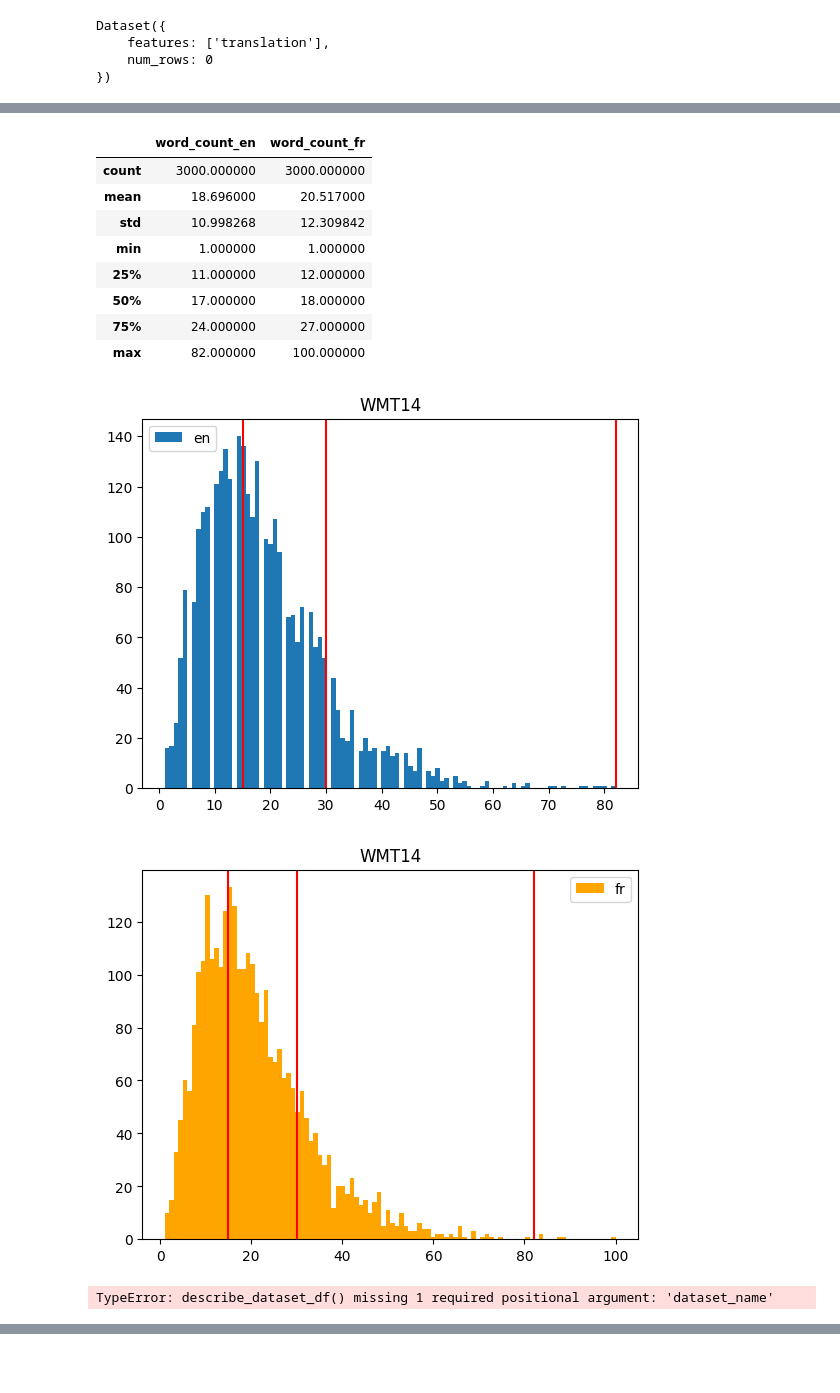
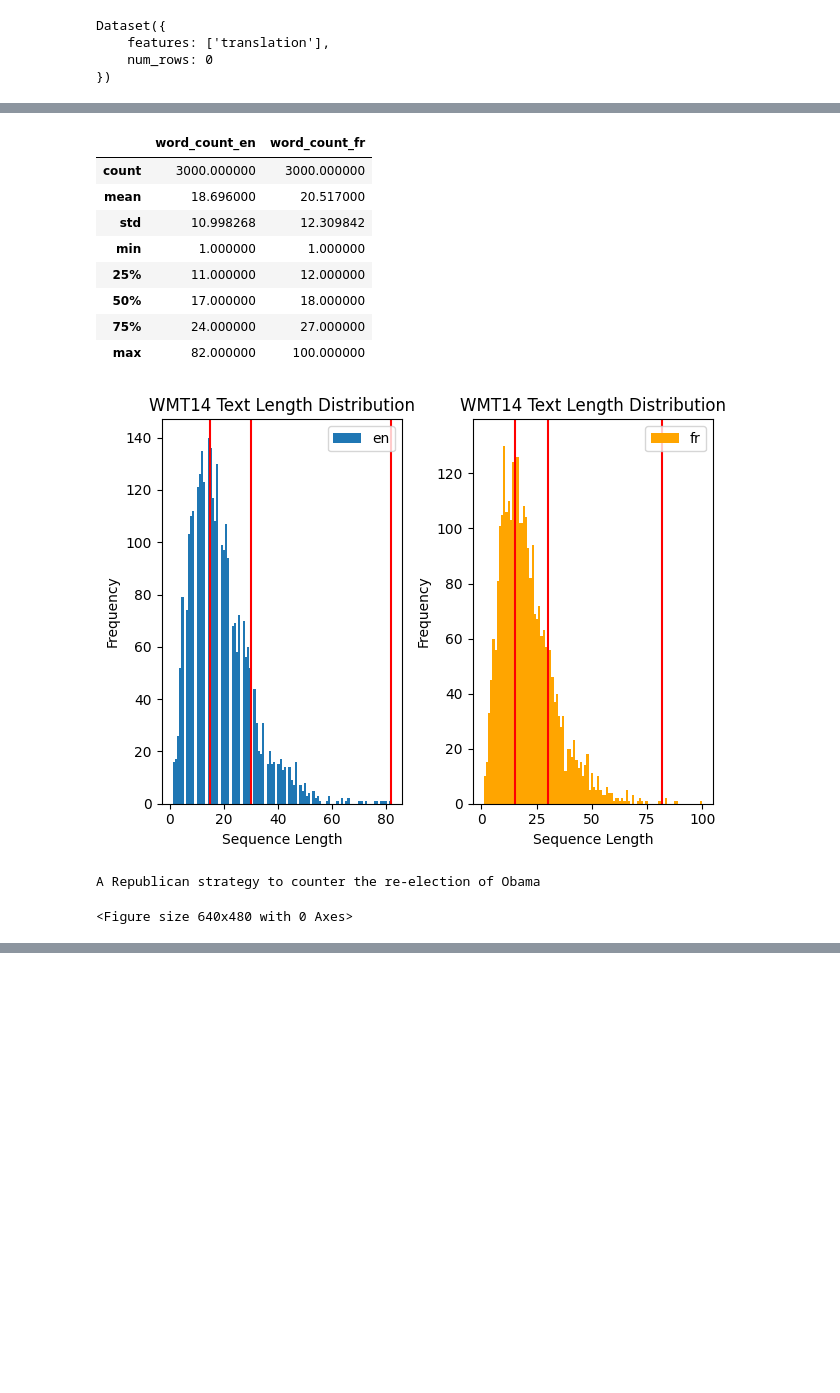
Before and after one commit to wassim2u/Benchmark, a Jupyter notebook: BenchmarkAnalysis.ipynb, the cells around one changed output, grey strips where cells are left out. Cells and saved outputs as stored; diff of their text form; code cells hidden in the pictures; blank space fills up the shorter version.

```diff
--- a/BenchmarkAnalysis.ipynb
+++ b/BenchmarkAnalysis.ipynb
@@ -29,9 +29,11 @@ def num_of_words_in_lang_dataset(df, lang_code):
     return df
 
 
-def describe_dataset_df(text_df, dataset_name, cumulative=False):
+def describe_dataset_df(text_df, dataset_name, save_filename, x_axis="Sequence Length", cumulative=False, save=False):
     text_df = num_of_words_in_lang_dataset(text_df, 'en')
     text_df = num_of_words_in_lang_dataset(text_df, 'fr')
+
+    plt.subplot(1, 2, 1)
 
     display(text_df.head(10))
     display(text_df.describe())
@@ -42,10 +44,13 @@ def describe_dataset_df(text_df, dataset_name, cumulative=False):
     plt.axvline(x=15, color="red")
     plt.axvline(x=30, color="red")
     plt.axvline(x=82, color="red")
-    plt.title(dataset_name)
-    plt.legend(loc="top-right")
-    plt.show()
+    plt.title(dataset_name + " Text Length Distribution")
+    plt.xlabel(x_axis)
+    plt.ylabel("Frequency")
+    plt.legend(loc="upper right")
+    # plt.show()
 
+    plt.subplot(1, 2, 2)
 
     plt.hist(text_df["word_count_fr"], bins=100, color="orange", cumulative = cumulative ,label = 'fr')
     plt.title(dataset_name)
@@ -53,9 +58,17 @@ def describe_dataset_df(text_df, dataset_name, cumulative=False):
     plt.axvline(x=15, color="red")
     plt.axvline(x=30, color="red")
     plt.axvline(x=82, color="red")
-    plt.legend()
+    plt.title(dataset_name + " Text Length Distribution")
+    plt.legend(loc="upper right")
+    plt.xlabel(x_axis)
+    plt.ylabel("Frequency")
+    plt.tight_layout()
 
     plt.show()
+    if save:
+        plt.savefig(save_filename,
+        dpi=300,
+        bbox_inches="tight")
     return text_df
 # %%
 # Analyse WMT14  dataset
@@ -73,34 +86,33 @@ Dataset({
 })
 # %%
 wmt14_df = preprocess_text_wmt14(all_dataset_wmt14)
-describe_dataset_df(wmt14_df, dataset_name="WMT14", cumulative=False)
-describe_dataset_df(wmt14_df, dataset_name="WMT14", cumulative=True)
-describe_dataset_df(wmt14_df, dataset_name="WMT14", cumulative=True)
-describe_dataset_df(wmt14_df, dataset_name="WMT14", cumulative=True)
+describe_dataset_df(wmt14_df, dataset_name="WMT14", save_filename="wmt14_dataset_word_count.png", cumulative=False, save=True)
+# describe_dataset_df(wmt14_df, dataset_name="WMT14", cumulative=True)
+
 
 print(all_dataset_wmt14[0]["translation"]["en"])
 # %% [output]
 |  | en | fr | word_count_en | word_count_fr |
 | 0 | A Republican strategy to counter ... | Une stratégie républicaine pour c... | 9 | 8 |
 | 1 | Republican leaders justified thei... | Les dirigeants républicains justi... | 12 | 15 |
 | 2 | However, the Brennan Centre consi... | Or, le Centre Brennan considère c... | 26 | 29 |
 | 3 | Indeed, Republican lawyers identi... | D'ailleurs, les avocats républica... | 17 | 17 |
 | 4 | One thing is certain: these new p... | Une chose est certaine: ces nouve... | 15 | 13 |
 | 5 | In this sense, the measures will ... | En ce sens, ces mesures mineront ... | 12 | 12 |
 | 6 | Unlike in Canada, the American St... | Contrairement au Canada, les État... | 18 | 15 |
 | 7 | It is in this spirit that a major... | C'est dans cet esprit qu'une majo... | 25 | 26 |
 | 8 | This phenomenon gained momentum f... | Ce phénomène a pris de l'ampleur ... | 19 | 22 |
 | 9 | As a result, 180 bills restrictin... | En conséquence, 180 projets de lo... | 21 | 23 |
 |  | word_count_en | word_count_fr |
 | count | 3000.000000 | 3000.000000 |
 | mean | 18.696000 | 20.517000 |
 | std | 10.998268 | 12.309842 |
 | min | 1.000000 | 1.000000 |
 | 25% | 11.000000 | 12.000000 |
 | 50% | 17.000000 | 18.000000 |
 | 75% | 24.000000 | 27.000000 |
 | max | 82.000000 | 100.000000 |
-[figure, old version]
+[figure, new version]
-[figure, removed]
-TypeError: describe_dataset_df() missing 1 required positional argument: 'dataset_name'
+A Republican strategy to counter the re-election of Obama
+<Figure size 640x480 with 0 Axes>
 # %% [markdown]
```
Also changed, not shown: parts of 25 cells of this notebook, 29 other files.
